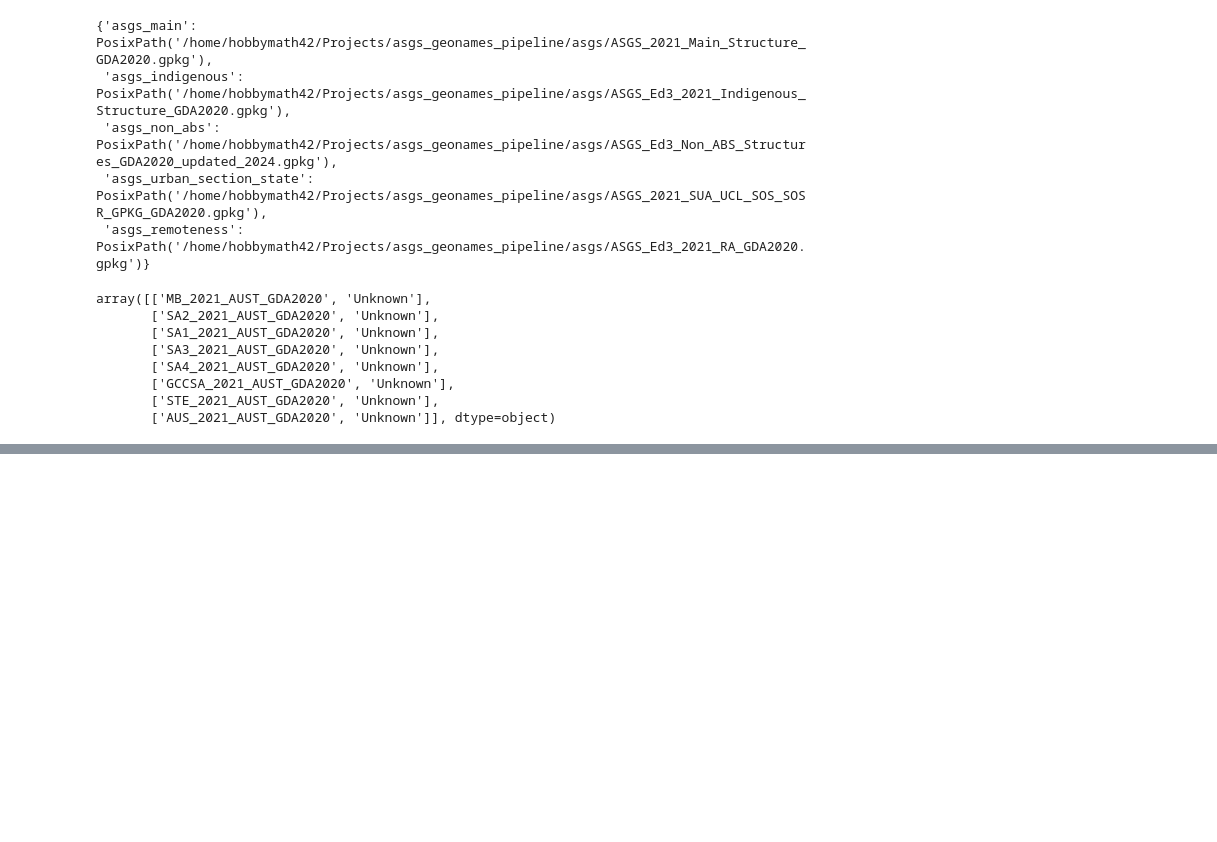
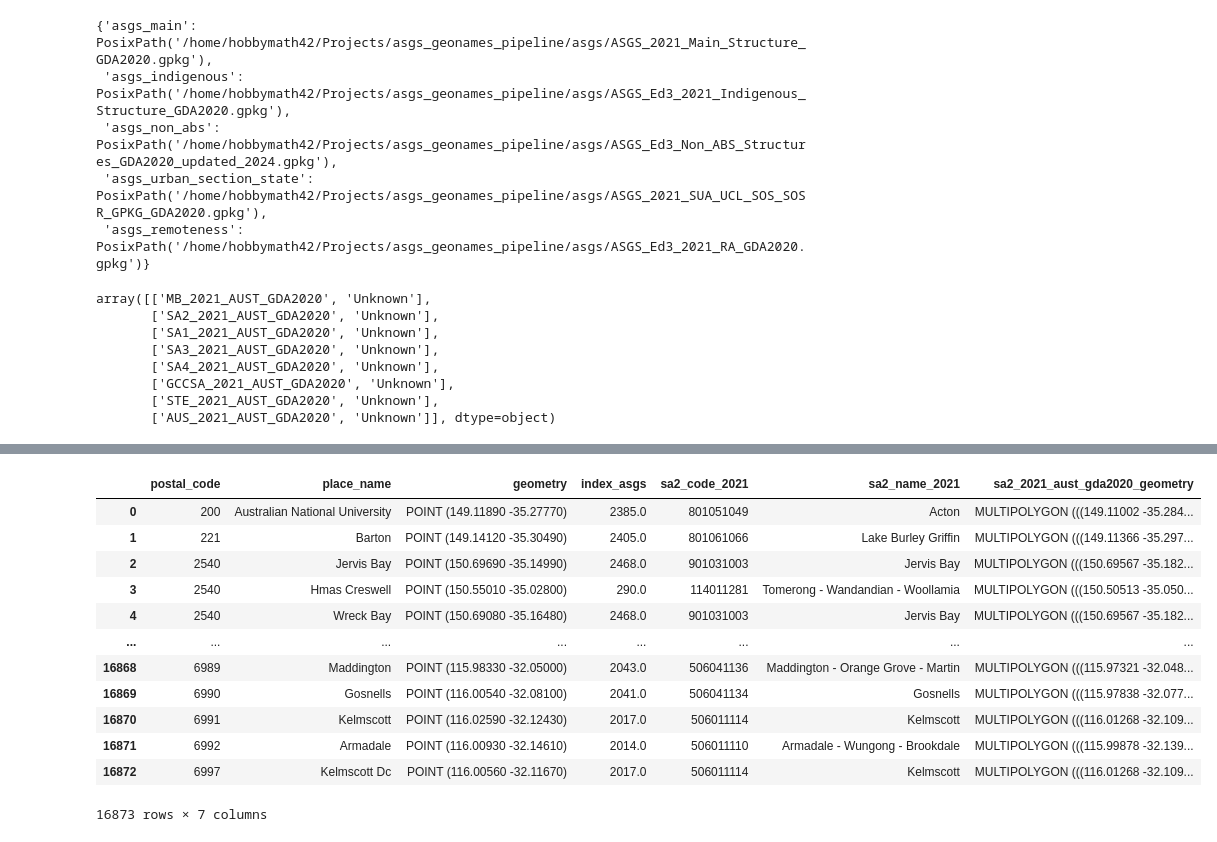
Before and after one commit to hbbymth42/asgs_geonames_pipeline, a Jupyter notebook: ASGS_GeoNames_Pipeline.ipynb, the cells around one changed output, grey strips where cells are left out. Drawn from its saved outputs; the diff is of its cells as text; code cells hidden in the pictures; blank space fills up the shorter version.

```diff
--- a/ASGS_GeoNames_Pipeline.ipynb
+++ b/ASGS_GeoNames_Pipeline.ipynb
@@ -93,0 +128,21 @@ df.query('not(geometry.isna())')
+# %%
+initial_merge_gdf = (au_postcodes_gdf
+                  .to_crs(asgs_gdf.crs)
+                  .sjoin(asgs_gdf, how='left', lsuffix='geonames', rsuffix='asgs', predicate='within')
+                 )
+
+initial_merge_gdf
+# %% [output]
+|  | postal_code | place_name | geometry | index_asgs | sa2_code_2021 | sa2_name_2021 | sa2_2021_aust_gda2020_geometry |
+| 0 | 200 | Australian National University | POINT (149.11890 -35.27770) | 2385.0 | 801051049 | Acton | MULTIPOLYGON (((149.11002 -35.284... |
+| 1 | 221 | Barton | POINT (149.14120 -35.30490) | 2405.0 | 801061066 | Lake Burley Griffin | MULTIPOLYGON (((149.11366 -35.297... |
+| 2 | 2540 | Jervis Bay | POINT (150.69690 -35.14990) | 2468.0 | 901031003 | Jervis Bay | MULTIPOLYGON (((150.69567 -35.182... |
+| 3 | 2540 | Hmas Creswell | POINT (150.55010 -35.02800) | 290.0 | 114011281 | Tomerong - Wandandian - Woollamia | MULTIPOLYGON (((150.50513 -35.050... |
+| 4 | 2540 | Wreck Bay | POINT (150.69080 -35.16480) | 2468.0 | 901031003 | Jervis Bay | MULTIPOLYGON (((150.69567 -35.182... |
+| ... | ... | ... | ... | ... | ... | ... | ... |
+| 16868 | 6989 | Maddington | POINT (115.98330 -32.05000) | 2043.0 | 506041136 | Maddington - Orange Grove - Martin | MULTIPOLYGON (((115.97321 -32.048... |
+| 16869 | 6990 | Gosnells | POINT (116.00540 -32.08100) | 2041.0 | 506041134 | Gosnells | MULTIPOLYGON (((115.97838 -32.077... |
+| 16870 | 6991 | Kelmscott | POINT (116.02590 -32.12430) | 2017.0 | 506011114 | Kelmscott | MULTIPOLYGON (((116.01268 -32.109... |
+| 16871 | 6992 | Armadale | POINT (116.00930 -32.14610) | 2014.0 | 506011110 | Armadale - Wungong - Brookdale | MULTIPOLYGON (((115.99878 -32.139... |
+| 16872 | 6997 | Kelmscott Dc | POINT (116.00560 -32.11670) | 2017.0 | 506011114 | Kelmscott | MULTIPOLYGON (((116.01268 -32.109... |
+16873 rows × 7 columns
```
Also changed, not shown: parts of 12 cells of this notebook.
